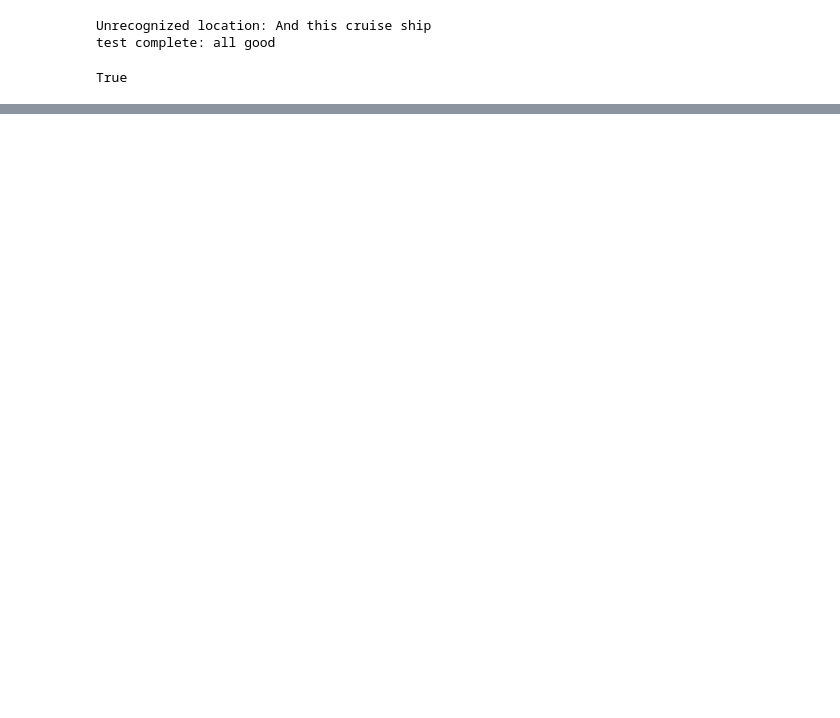
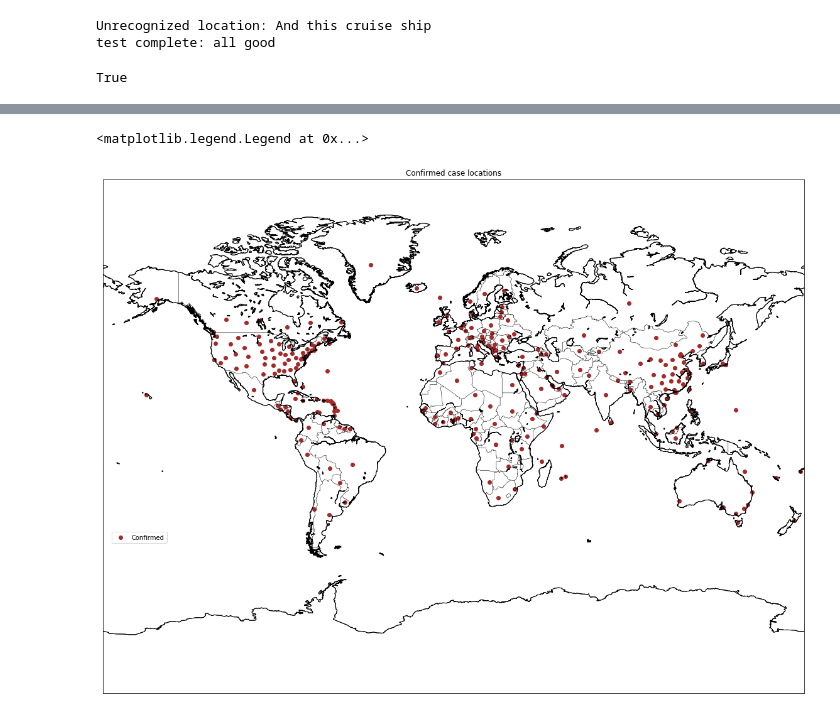
Before and after one commit to jshaffer94247/data-science-portfolio, a Jupyter notebook: projects/covid-19/jupyter_notebooks/s2_reformat_data.ipynb, the cells around one changed output, grey strips where cells are left out. Saved outputs shown, nothing was run; the diff lists cells and outputs as text; code cells hidden in the pictures; blank space fills up the shorter version.

```diff
--- a/projects/covid-19/jupyter_notebooks/s2_reformat_data.ipynb
+++ b/projects/covid-19/jupyter_notebooks/s2_reformat_data.ipynb
@@ -48,3 +63,20 @@ canadian_states_list = ['British Columbia','Alberta','Saskatchewan','Manitoba','
+# %%
+# https://stackoverflow.com/questions/17411940/matplotlib-scatter-plot-legend
+# Handy way to build the legend
+def get_legend_markers(D_label_color, marker="o", marker_kws={"linestyle":""}):
+    """
+    Usage: plt.legend(*legend_vars(D_taxon_color),
+                      loc="lower center",
+                      bbox_to_anchor=(0.5,-0.15),
+                      fancybox=True, shadow=True,
+                      prop={'size':15})
+
+    Input: Dictionary object of {label:color}
+    Output: Tuple of markers and labels
+    """
+    # Any marker you want to have in the legend must be put on the plot; this makes sure that it's on there.
+    markers = [plt.Line2D([0,0],[0,0],color=color, marker=marker, **marker_kws) for color in D_label_color.values()]
+    return (markers, D_label_color.keys())
 # %% [markdown]
 ## EXPLORE
 # %%
@@ -273,0 +310,39 @@ df[df['Country/Region']!='United States']
+# %%
+# Put points on the map for the most recent date using the JH lat,Long
+
+map_plotter = Basemap(projection='mill',llcrnrlat=-90,urcrnrlat=90,\
+           llcrnrlon=-180, urcrnrlon=180,resolution='l')
+
+plt.figure(figsize=(20, 20))
+#m.scatter(lon_list, lat_list, latlon=True)
+#m.drawcoastlines()
+
+# only look at the most recent date
+most_recent_date = df['Date'].max()
+most_recent_date
+
+df_recent = df[df['Date'] == df['Date'].max()]
+print('most recent date {} has {} entries'.format(most_recent_date,len(df_recent)))
+
+#map_plotter.shadedrelief()
+map_plotter.drawcoastlines()
+spot_size=50
+
+
+D_label_color = {}
+# plot one dot for each lat, long in the data
+#  -1 second latitude for deaths in that area
+
+confirmed_lat_list = list(df_recent[df_recent['Confirmed']>0]['Lat'])
+confirmed_lon_list = list(df_recent[df_recent['Confirmed']>0]['Long'])
+map_plotter.scatter(confirmed_lon_list,confirmed_lat_list,latlon=True, color='brown')
+D_label_color["Confirmed"] = 'brown'
+
+map_plotter.drawcoastlines()
+map_plotter.drawcountries()
+
+ax = plt.gca()
+
+plt.title("Confirmed case locations")
+ax.legend(*get_legend_markers(D_label_color),bbox_to_anchor=(0, 0, .096, .32)) ##bbox_to_anchor=(0, 0, 1.09, 1))
+# %% [output]
@@ -273,0 +350,2 @@ df[df['Country/Region']!='United States']
+<matplotlib.legend.Legend at 0x...>
+[figure, added]
```
Also changed, not shown: parts of 12 cells of this notebook, 1 other file.
